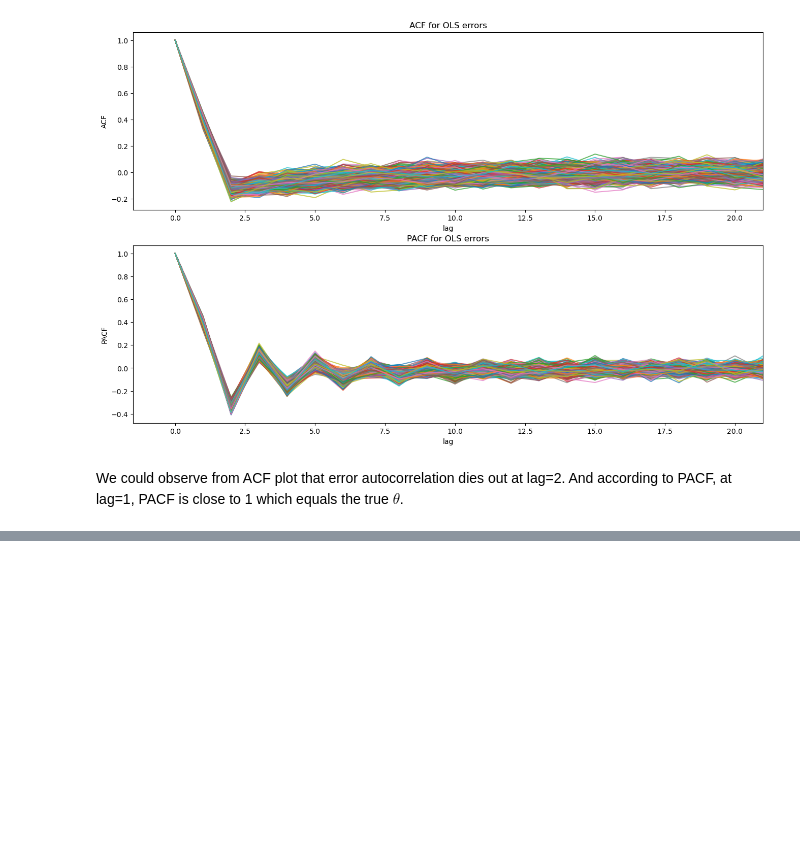
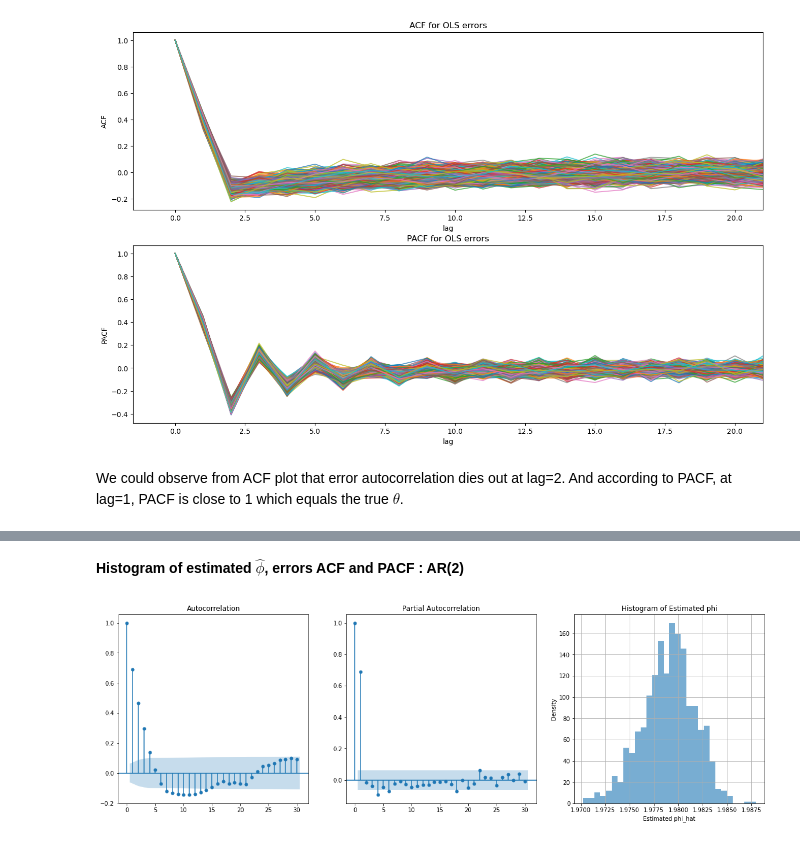
Before and after one commit to lmaksymenko/BerkeleyCourses, a Jupyter notebook: MFE230E/Answers_to_PS3_230E.ipynb, the cells around one changed output, grey strips where cells are left out. Saved outputs shown, nothing was run; the diff lists cells and outputs as text; code cells hidden in the pictures; blank space fills up the shorter version.

```diff
--- a/MFE230E/Answers_to_PS3_230E.ipynb
+++ b/MFE230E/Answers_to_PS3_230E.ipynb
@@ -135,0 +226,18 @@ We could observe from ACF plot that error autocorrelation dies out at lag=2. And
+# %% [markdown]
+**Histogram of estimated $\hat{\phi}$, errors ACF and PACF : AR(2)**
+# %%
+fig, ax = plt.subplots(1, 3, figsize=(20, 6))
+
+_acf = plot_acf(error_list_ar2[0], ax=ax[0])
+_pacf = plot_pacf(error_list_ar2[0], ax=ax[1])
+
+ax[2].hist(phi_list_ar2,
+           bins=30,
+           density=True,
+           alpha=0.6)
+plt.title('Histogram of Estimated phi')
+plt.xlabel('Estimated phi_hat')
+plt.ylabel('Density')
+plt.grid(True)
+# %% [output]
+[figure, added]
```
Also changed, not shown: parts of 44 cells of this notebook.
